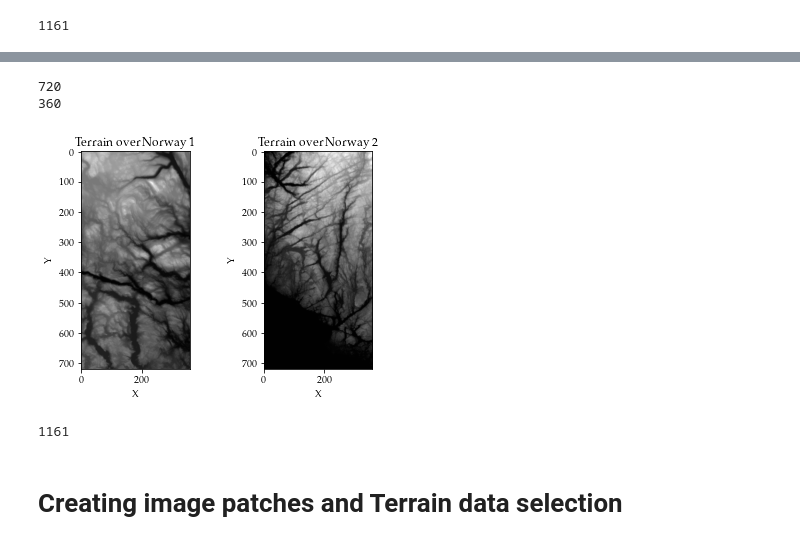
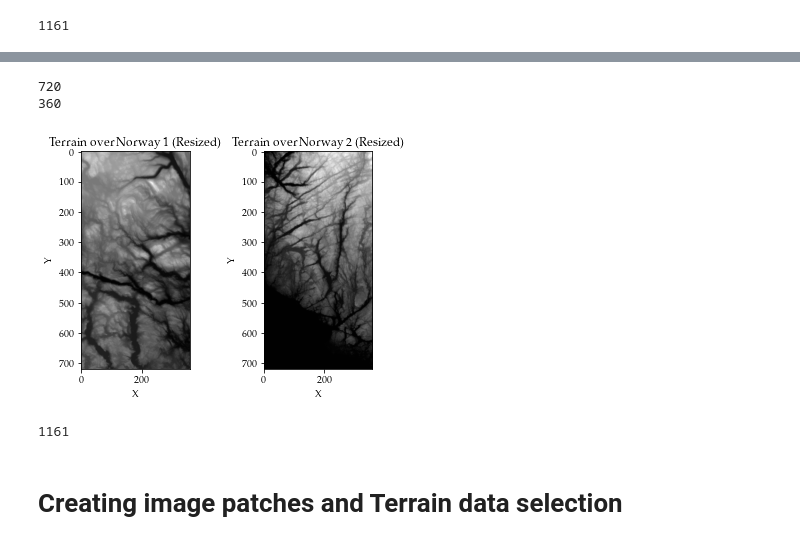
Before and after one commit to AndreasBordvik/FYS-STK4155-Prj1_report, a Jupyter notebook: code/Exercise6.ipynb, the cells around one changed output, grey strips where cells are left out. Saved outputs shown, nothing was run; the diff lists cells and outputs as text; code cells hidden in the pictures.

```diff
--- a/code/Exercise6.ipynb
+++ b/code/Exercise6.ipynb
@@ -75,24 +117,24 @@ print(terrain1[0,0])
 # %%
-y_size = int(terrain1.shape[0] * rescale_factor); print(y_size)
-x_size = int(terrain1.shape[1] * rescale_factor); print(x_size)
-terrain1Resized = cv2.resize(terrain1, (x_size, y_size))
-terrain2Resized = cv2.resize(terrain2, (x_size, y_size))
+ySize = int(terrain1.shape[0] * rescale_factor); print(ySize)
+xSize = int(terrain1.shape[1] * rescale_factor); print(xSize)
+terrain1Resized = cv2.resize(terrain1, (xSize, ySize))
+terrain2Resized = cv2.resize(terrain2, (xSize, ySize))
 
 # Plotting terrain
 fig, (ax1, ax2) = plt.subplots(1, 2)
-ax1.title.set_text("Terrain over Norway 1")
+ax1.title.set_text("Terrain over Norway 1 (Resized)")
 ax1.set_xlabel("X"); ax1.set_ylabel("Y")
 surf1 = ax1.imshow(terrain1Resized, cmap='gray')
-ax2.title.set_text("Terrain over Norway 2")
+ax2.title.set_text("Terrain over Norway 2 (Resized)")
 ax2.set_xlabel("X"); ax2.set_ylabel("Y")
 surf2 = ax2.imshow(terrain2Resized, cmap='gray')
 plt.savefig(f"{REPORT_FIGURES}terrain_data.pdf")
 plt.show()
 print(terrain1[0,0])
 # %% [output]
 720
 360
-[figure, old version]
+[figure, new version]
 1161
 # %% [markdown]
 # Creating image patches and Terrain data selection
```
Also changed, not shown: parts of 14 cells of this notebook.
